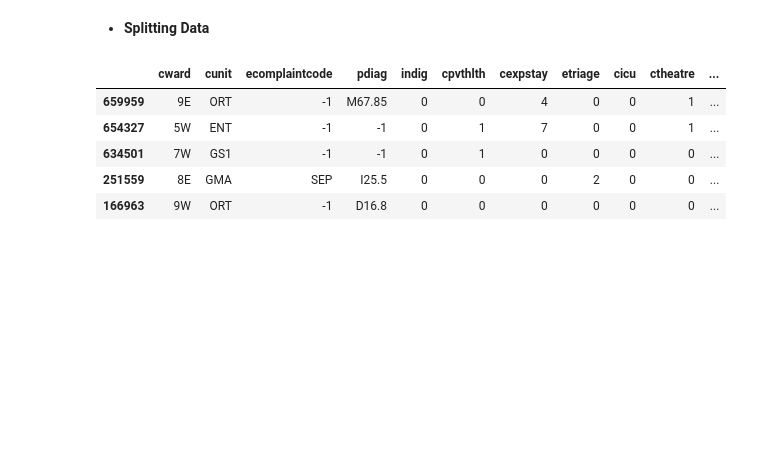
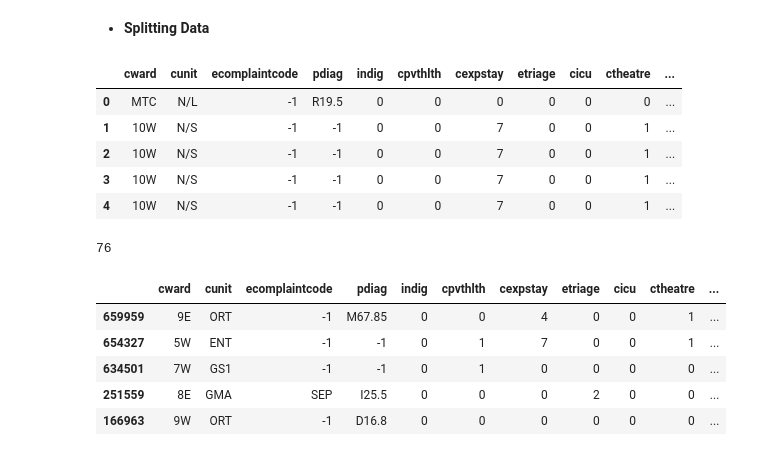
Before and after one commit to DataPro-M/Hospital-CodeBlue-prediction, a Jupyter notebook: MET_prediction.ipynb, the cells around one changed output. Saved outputs shown, nothing was run; the diff lists cells and outputs as text; code cells hidden in the pictures; blank space fills up the shorter version.

```diff
--- a/MET_prediction.ipynb
+++ b/MET_prediction.ipynb
@@ -109,0 +117,4 @@ with pd.option_context('display.max_rows', None, 'display.max_columns', None):
+# %%
+for col, col_name in zip([target],[target]):
+    df.loc[df['met'] > 0, 'met'] = 1
+    groupby_(df, col, col_name)
@@ -474,9 +461,4 @@ def mimic_prepare_DF(dataframe, features, one_hot_cols, target, verbose=True):
 # %%
-#train_ad_path   = data_path+'@admission_all.csv'
-#test_ad_path    = data_path+'@admission_val.csv'
-post_path = 'australian_postcodes.csv'
-
-target = 'met'
 # apply data cleanup
-df = mimic_cleanup(df)
+df_met, categorical_ix = mimic_cleanup(df,target)
 # %% [output]
@@ -547,6 +514,18 @@ scaler  = MinMaxScaler()
 # apply encoding on categorical features and then scale the be in standard form (zero mean and unit variance)
 X_train_enc = encoder.fit_transform(X_train, y_train)
 #X_trans = encoder.fit_transform(X_trans)
+# %%
+with pd.option_context('display.max_colum', None, 'display.max_rows', None):
+    display(df.head())
+print(len(df.columns.tolist()))
+# %% [output]
+|  | cward | cunit | ecomplaintcode | pdiag | indig | cpvthlth | cexpstay | etriage | cicu | ctheatre | ... |
+| 0 | MTC | N/L | -1 | R19.5 | 0 | 0 | 0 | 0 | 0 | 0 | ... |
+| 1 | 10W | N/S | -1 | -1 | 0 | 0 | 7 | 0 | 0 | 1 | ... |
+| 2 | 10W | N/S | -1 | -1 | 0 | 0 | 7 | 0 | 0 | 1 | ... |
+| 3 | 10W | N/S | -1 | -1 | 0 | 0 | 7 | 0 | 0 | 1 | ... |
+| 4 | 10W | N/S | -1 | -1 | 0 | 0 | 7 | 0 | 0 | 1 | ... |
+76
 # %%
 with pd.option_context('display.max_colum', None, 'display.max_rows', None):
     display(X_test.head())
```
Also changed, not shown: parts of 21 cells of this notebook, 1 other file.
